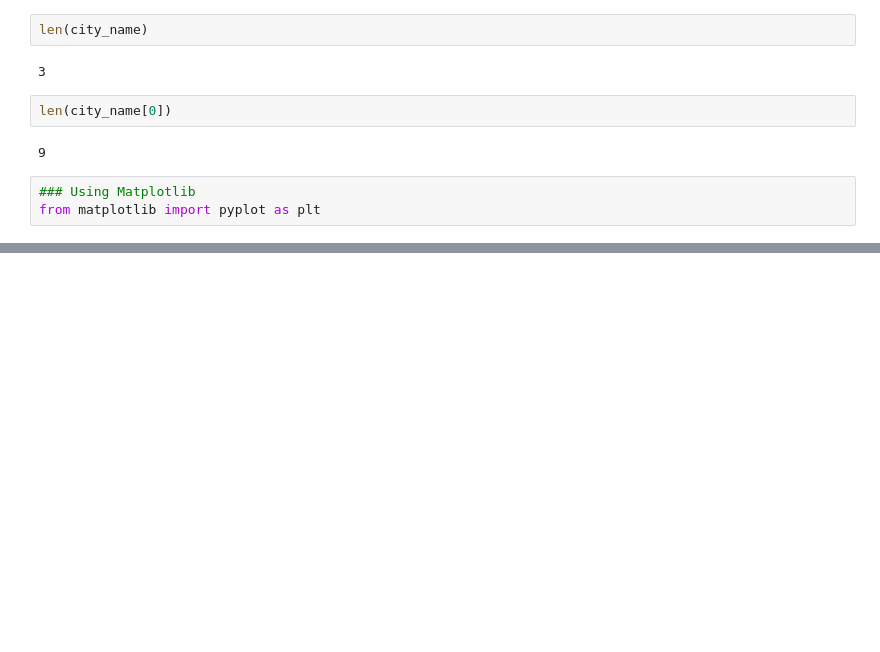
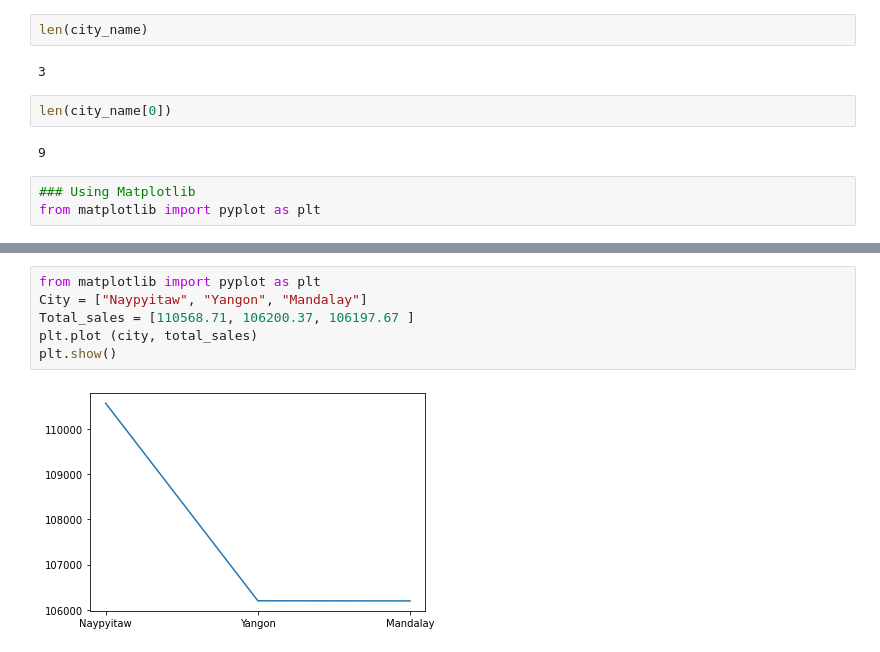
Before and after one commit to pdhealy22/UCD-Assignment, a Jupyter notebook: Philip Healy Assignment.ipynb, the cells around one changed output, grey strips where cells are left out. Drawn from its saved outputs; the diff is of its cells as text; blank space fills up the shorter version.

```diff
--- a/Philip Healy Assignment.ipynb
+++ b/Philip Healy Assignment.ipynb
@@ -163,0 +169,8 @@ plt.show()
+# %%
+from matplotlib import pyplot as plt
+City = ["Naypyitaw", "Yangon", "Mandalay"]
+Total_sales = [110568.71, 106200.37, 106197.67 ]
+plt.plot (city, total_sales)
+plt.show()
+# %% [output]
+[figure, added]
```
Also changed, not shown: parts of 20 cells of this notebook.
